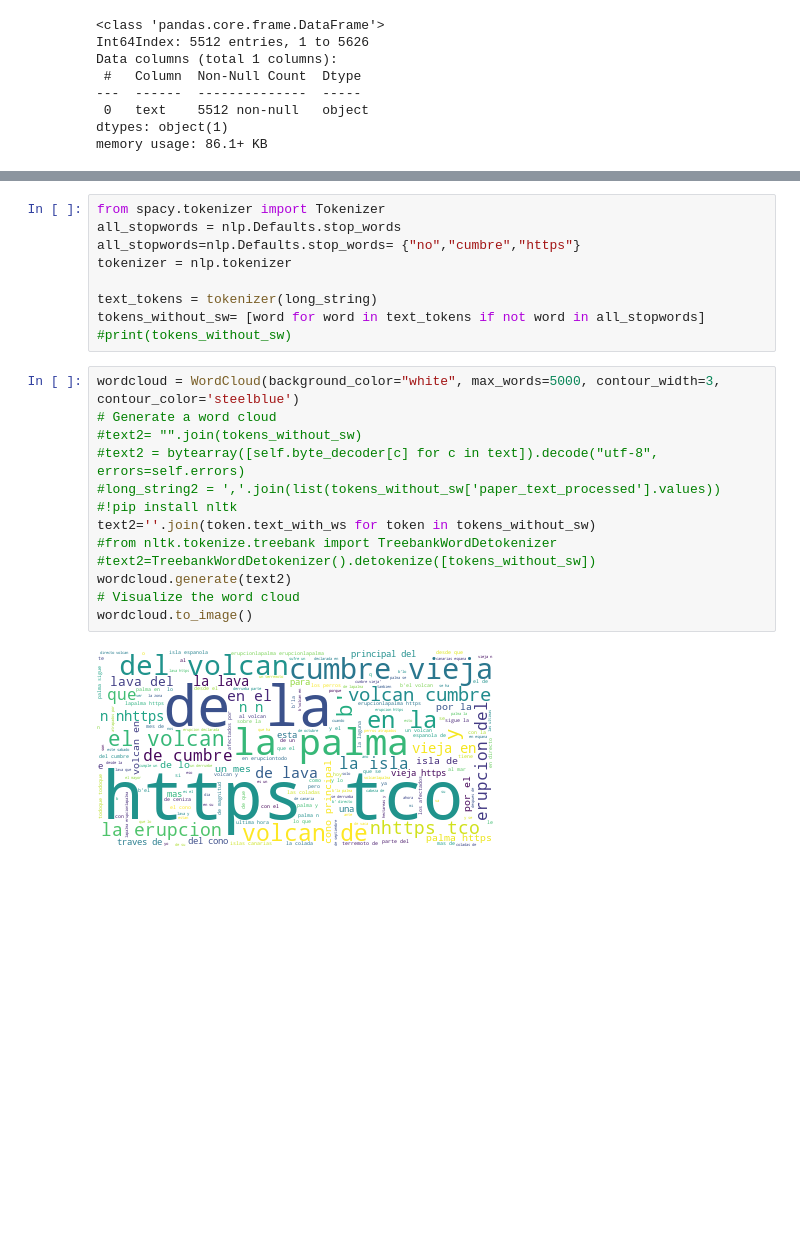
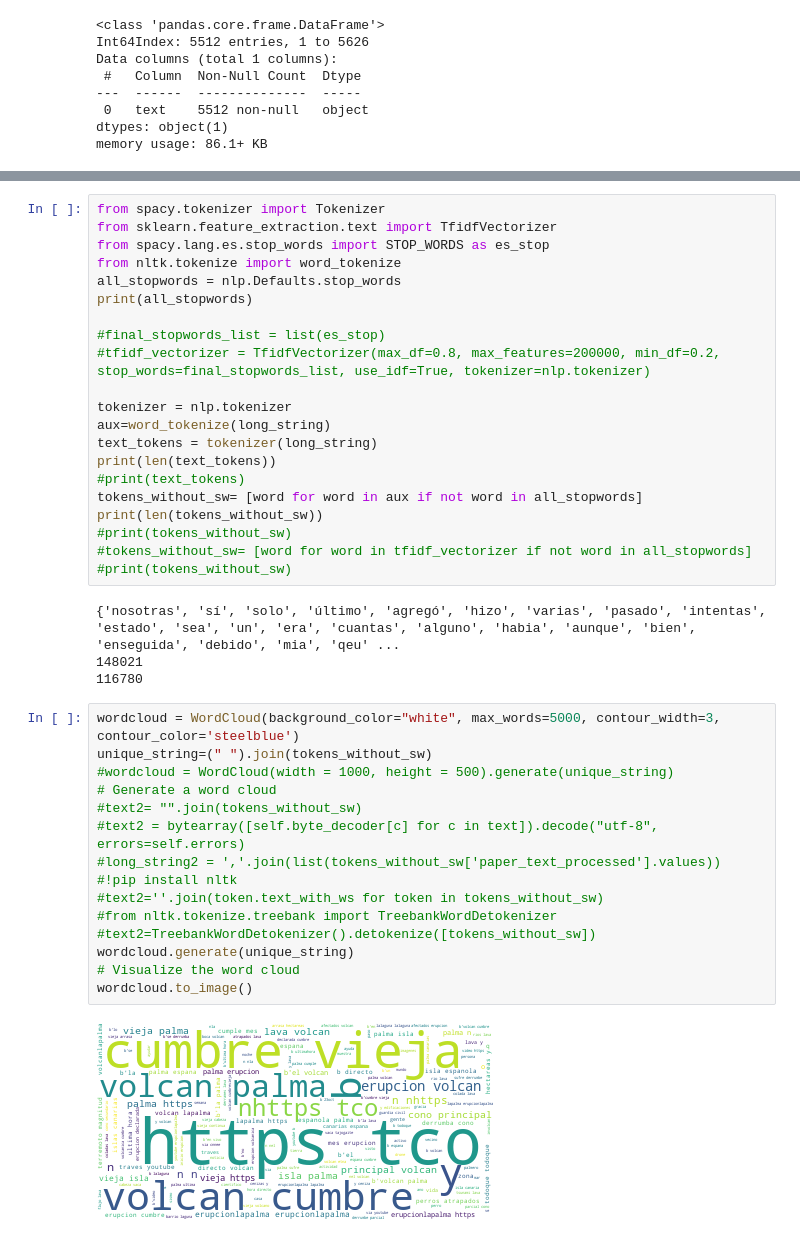
Before and after one commit to ivanlg1327/Volcan_la_Palma, a Jupyter notebook: Limpiar_Volcan.ipynb, the cells around one changed output, grey strips where cells are left out. Saved outputs shown, nothing was run; the diff lists cells and outputs as text; blank space fills up the shorter version.

```diff
--- a/Limpiar_Volcan.ipynb
+++ b/Limpiar_Volcan.ipynb
@@ -75,24 +75,42 @@ wordcloud.to_image()
-# %%
-from spacy.tokenizer import Tokenizer
-all_stopwords = nlp.Defaults.stop_words
-all_stopwords=nlp.Defaults.stop_words= {"no","cumbre","https"}
-tokenizer = nlp.tokenizer
-
-text_tokens = tokenizer(long_string)
-tokens_without_sw= [word for word in text_tokens if not word in all_stopwords]
-#print(tokens_without_sw)
+# %%
+from spacy.tokenizer import Tokenizer
+from sklearn.feature_extraction.text import TfidfVectorizer
+from spacy.lang.es.stop_words import STOP_WORDS as es_stop
+from nltk.tokenize import word_tokenize
+all_stopwords = nlp.Defaults.stop_words
+print(all_stopwords)
+
+#final_stopwords_list = list(es_stop)
+#tfidf_vectorizer = TfidfVectorizer(max_df=0.8, max_features=200000, min_df=0.2, stop_words=final_stopwords_list, use_idf=True, tokenizer=nlp.tokenizer)
+
+tokenizer = nlp.tokenizer
+aux=word_tokenize(long_string)
+text_tokens = tokenizer(long_string)
+print(len(text_tokens))
+#print(text_tokens)
+tokens_without_sw= [word for word in aux if not word in all_stopwords]
+print(len(tokens_without_sw))
+#print(tokens_without_sw)
+#tokens_without_sw= [word for word in tfidf_vectorizer if not word in all_stopwords]
+#print(tokens_without_sw)
+# %% [output]
+{'nosotras', 'sí', 'solo', 'último', 'agregó', 'hizo', 'varias', 'pasado', 'intentas', 'estado', 'sea', 'un', 'era', 'cuantas', 'alguno', 'habia', 'aunque', 'bien', 'enseguida', 'debido', 'mia', 'qeu' ...
+148021
+116780
 # %%
 wordcloud = WordCloud(background_color="white", max_words=5000, contour_width=3, contour_color='steelblue')
+unique_string=(" ").join(tokens_without_sw)
+#wordcloud = WordCloud(width = 1000, height = 500).generate(unique_string)
 # Generate a word cloud
 #text2= "".join(tokens_without_sw)
 #text2 = bytearray([self.byte_decoder[c] for c in text]).decode("utf-8", errors=self.errors)
 #long_string2 = ','.join(list(tokens_without_sw['paper_text_processed'].values))
 #!pip install nltk
-text2=''.join(token.text_with_ws for token in tokens_without_sw)
+#text2=''.join(token.text_with_ws for token in tokens_without_sw)
 #from nltk.tokenize.treebank import TreebankWordDetokenizer
 #text2=TreebankWordDetokenizer().detokenize([tokens_without_sw])
-wordcloud.generate(text2)
+wordcloud.generate(unique_string)
 # Visualize the word cloud
 wordcloud.to_image()
 # %% [output]
-[figure, old version]
+[figure, new version]
```
Also changed, not shown: parts of 2 cells of this notebook.
